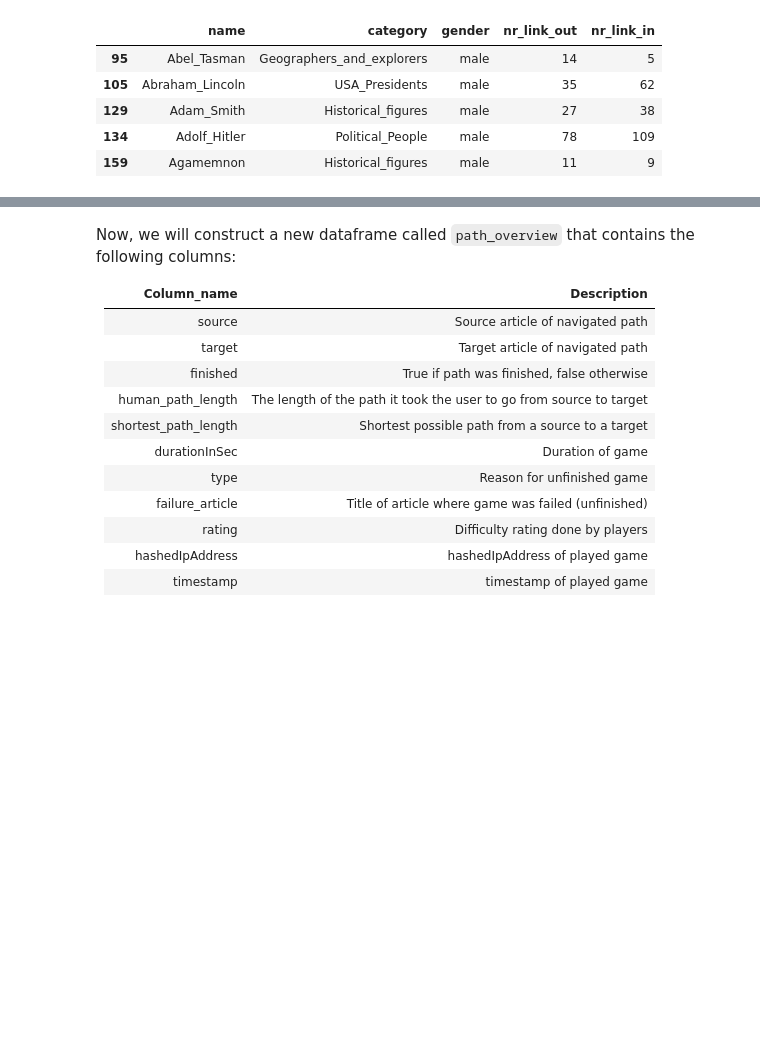
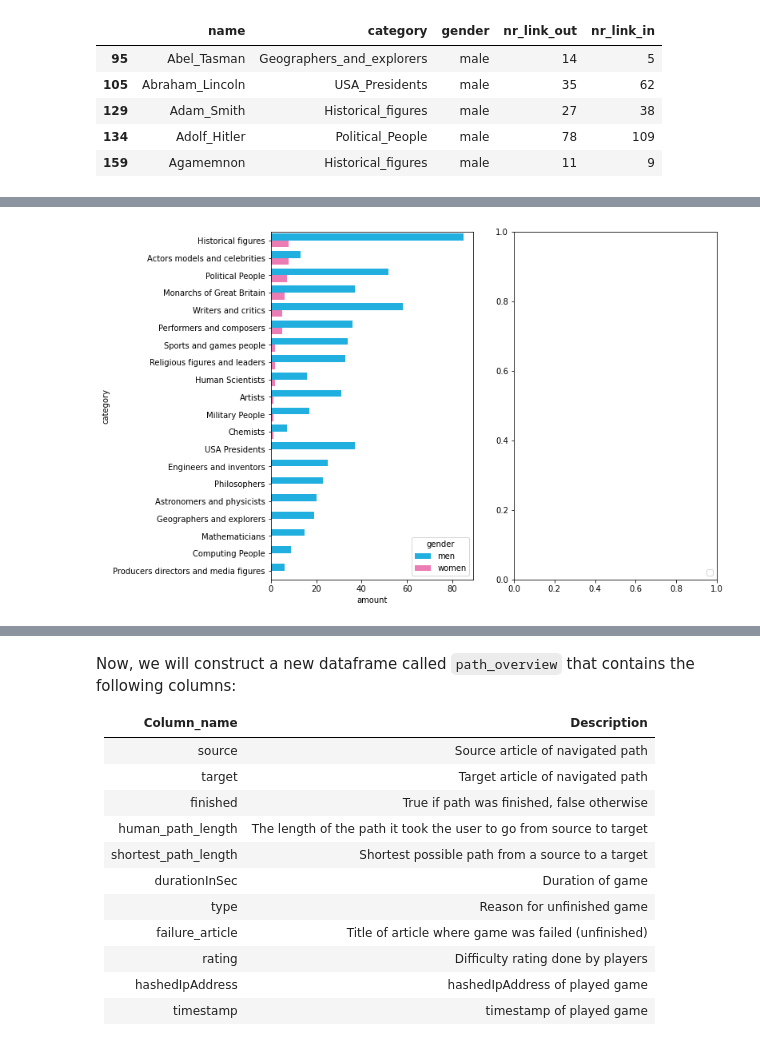
Before and after one commit to epfl-ada/ada-2022-project-metadata, a Jupyter notebook: project.ipynb, the cells around one changed output, grey strips where cells are left out. Drawn from its saved outputs; the diff is of its cells as text; code cells hidden in the pictures; blank space fills up the shorter version.

Commit message:
Plots, and chaos

```diff
--- a/project.ipynb
+++ b/project.ipynb
@@ -125,0 +116,83 @@ plt.show()
+# %%
+women_people = people[people['gender'] == "female"]["category"].value_counts()
+men_people = people[people['gender'] == "male"]["category"].value_counts()
+index = men_people.keys()
+men_women_cat = pd.DataFrame({'women': women_people,'men': men_people}, index=index).sort_values(by = ["women"], ascending = False)
+
+#sns.set_theme(style="whitegrid")
+
+#ax = men_women_cat.plot.bar(stacked = True, color = ['hotpink', 'deepskyblue'],
+#                            title = "Distribution of subcategories for women and men",
+#                            ylabel = 'Number of articles', width = 0.7)
+
+#ax.invert_yaxis()
+#total_people = people.groupby('category').count()['name']
+#women = people.groupby(['category', 'gender']).count()
+categories = men_women_cat.index.str.replace('_', ' ')
+men = men_women_cat['men'].values
+women = men_women_cat['women'].values
+women[np.isnan(women)] = 0
+total = men + women
+
+m = pd.DataFrame({'category': categories, 'amount': men,'gender': 'men'})
+w = pd.DataFrame({'category': categories, 'amount':women, 'gender':'women'})
+t = pd.concat([m, w])
+
+#sns.set_color_codes("pastel")
+#sns.barplot(x=total, y=categories,
+#            label="Men", color="b")
+
+#sns.set_color_codes("muted")
+#sns.barplot(x=women, y=categories,
+#            label="Women", color="b")
+
+#sns.set_theme(style="whitegrid")
+
+#g = sns.catplot(
+#    data=t, kind="bar",
+#    x="amount", y="category", hue="gender")
+
+
+#g.despine(left=True, bottom=True)
+
+
+#g.set_axis_labels("", "Body mass (g)")
+#g.legend.set_title("")
+#plt.show()
+#categories
+custom_colors = ["#00BFFF", "#FF69B4"]
+sns.set_palette(sns.color_palette(custom_colors))
+
+fig, ax = plt.subplots(1,2, figsize=(10, 8))
+
+sns.barplot(x = 'amount', y = 'category', hue = 'gender', data = t, ax=ax[0])
+plt.legend(loc = 'lower right', facecolor="white")
+
+women_count = people[people['gender'] == "female"]["category"].count()
+men_count = people[people['gender'] == "male"]["category"].count()
+number_of_people_per_cat = people.groupby("category")["gender"].count()
+men_women_proportion = pd.DataFrame({'women': women_people/number_of_people_per_cat,'men': men_people/number_of_people_per_cat}, index=index).sort_values(by = ["women"], ascending = False)
+men_women_proportion.fillna(0,inplace=True)
+
+fig = px.bar(men_women_proportion, x='women')
+
+# plotly
+fig = px.bar(men_women_proportion,
+             x = [category for category in men_women_proportion.columns],
+             y = men_women_proportion.transpose().columns.str.replace('_', ' '),
+             color_discrete_sequence = ['hotpink','skyblue'],
+             title = 'Fraction of women and men within each category',
+             labels={"y": "Categories",
+                     "value": "Proportion of articles",
+                     "variable": "Gender"},
+             orientation='h',
+             width=1000, height=600,
+            template = 'simple_white'
+            )
+fig.update_layout(yaxis=dict(autorange="reversed"))
+fig.show()
+
+
+#fig.to_html(full_html = False, include_plotlyjs='cdn')
+#fig.write_html("datastory_plot/plot2.html", full_html=False, include_plotlyjs='cdn')
+# %% [output]
@@ -125,0 +201 @@ plt.show()
+[figure, added]
```
Also changed, not shown: parts of 16 cells of this notebook.
